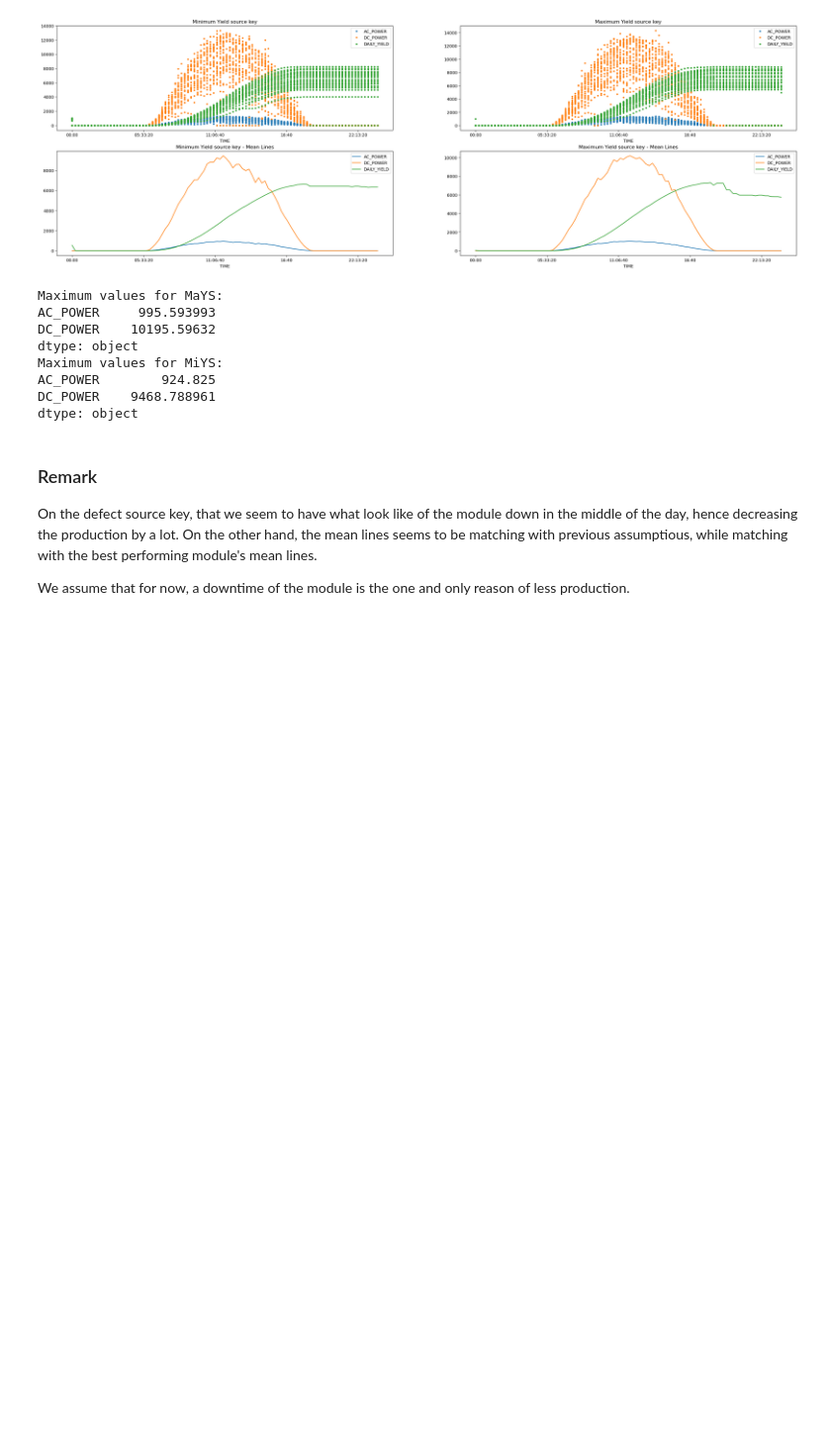
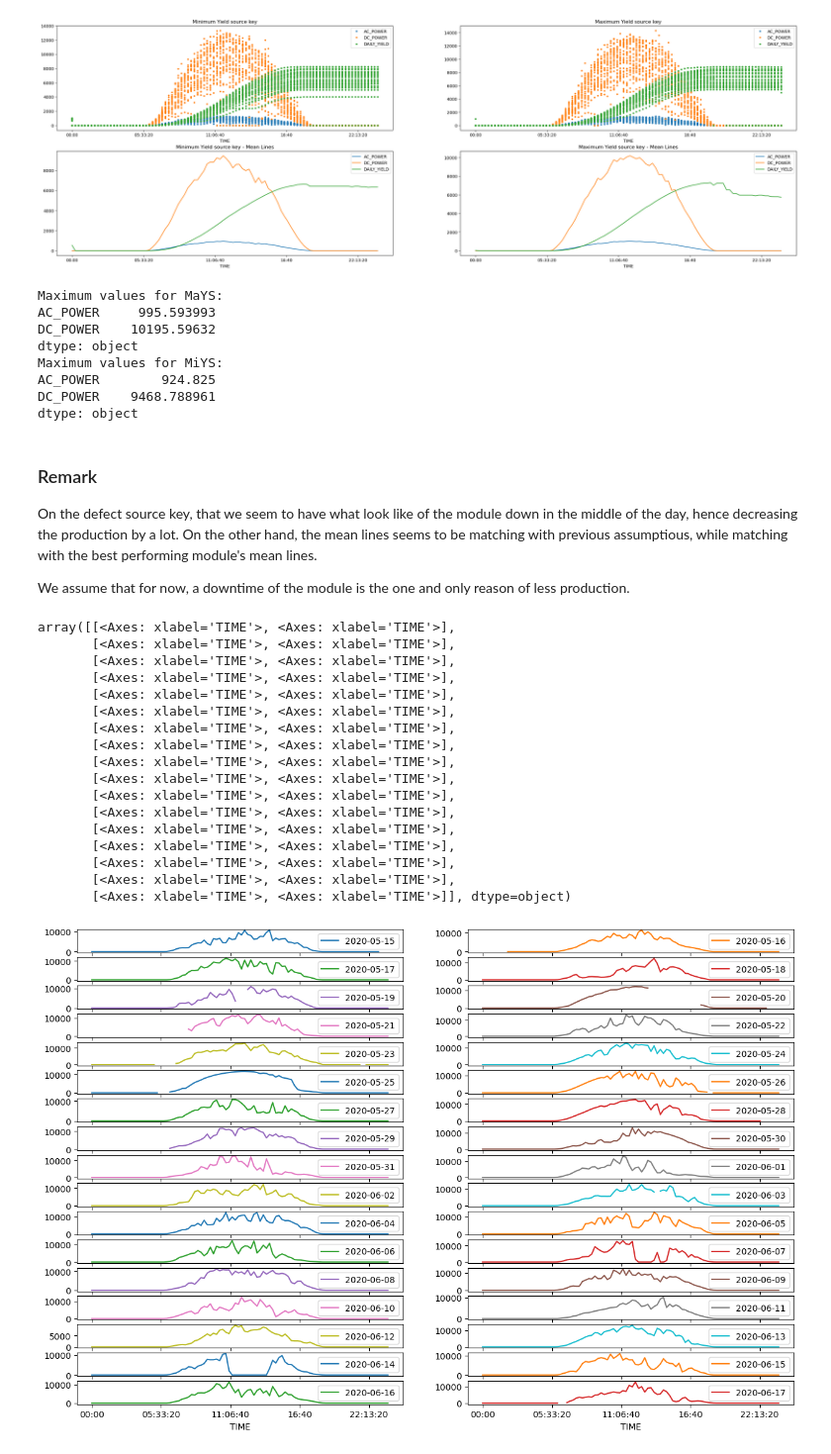
Before and after one commit to antoninchafiol/SolarPW, a Jupyter notebook: EDA.ipynb, the cells around one changed output. Shown at 99% size. Drawn from its saved outputs; the diff is of its cells as text; code cells hidden in the pictures; blank space fills up the shorter version.

Commit message:
[ADD] - Graph per day of production

```diff
--- a/EDA.ipynb
+++ b/EDA.ipynb
@@ -302,3 +302,26 @@ On the defect source key, that we seem to have what look like of the module down
 On the other hand, the mean lines seems to be matching with previous assumptious, while matching with the best performing module's mean lines.
 
 We assume that for now, a downtime of the module is the one and only reason of less production.
+# %%
+# ddd = plant_1_generation[plant_1_generation['SOURCE_KEY'] == min_yield_source].plot(x='TIME', y='DC_POWER')
+plant_1_generation[plant_1_generation['SOURCE_KEY'] == min_yield_source].pivot_table(index='TIME', columns='DATE', values='DC_POWER').plot(subplots=True, layout=(17,2), figsize=(15,10))
+# plant_1_generation.pivot_table(index='DATE_TIME', columns='SOURCE_KEY', values="DAILY_YIELD").plot()
+# %% [output]
+array([[<Axes: xlabel='TIME'>, <Axes: xlabel='TIME'>],
+       [<Axes: xlabel='TIME'>, <Axes: xlabel='TIME'>],
+       [<Axes: xlabel='TIME'>, <Axes: xlabel='TIME'>],
+       [<Axes: xlabel='TIME'>, <Axes: xlabel='TIME'>],
+       [<Axes: xlabel='TIME'>, <Axes: xlabel='TIME'>],
+       [<Axes: xlabel='TIME'>, <Axes: xlabel='TIME'>],
+       [<Axes: xlabel='TIME'>, <Axes: xlabel='TIME'>],
+       [<Axes: xlabel='TIME'>, <Axes: xlabel='TIME'>],
+       [<Axes: xlabel='TIME'>, <Axes: xlabel='TIME'>],
+       [<Axes: xlabel='TIME'>, <Axes: xlabel='TIME'>],
+       [<Axes: xlabel='TIME'>, <Axes: xlabel='TIME'>],
+       [<Axes: xlabel='TIME'>, <Axes: xlabel='TIME'>],
+       [<Axes: xlabel='TIME'>, <Axes: xlabel='TIME'>],
+       [<Axes: xlabel='TIME'>, <Axes: xlabel='TIME'>],
+       [<Axes: xlabel='TIME'>, <Axes: xlabel='TIME'>],
+       [<Axes: xlabel='TIME'>, <Axes: xlabel='TIME'>],
+       [<Axes: xlabel='TIME'>, <Axes: xlabel='TIME'>]], dtype=object)
+[figure, added]
```
